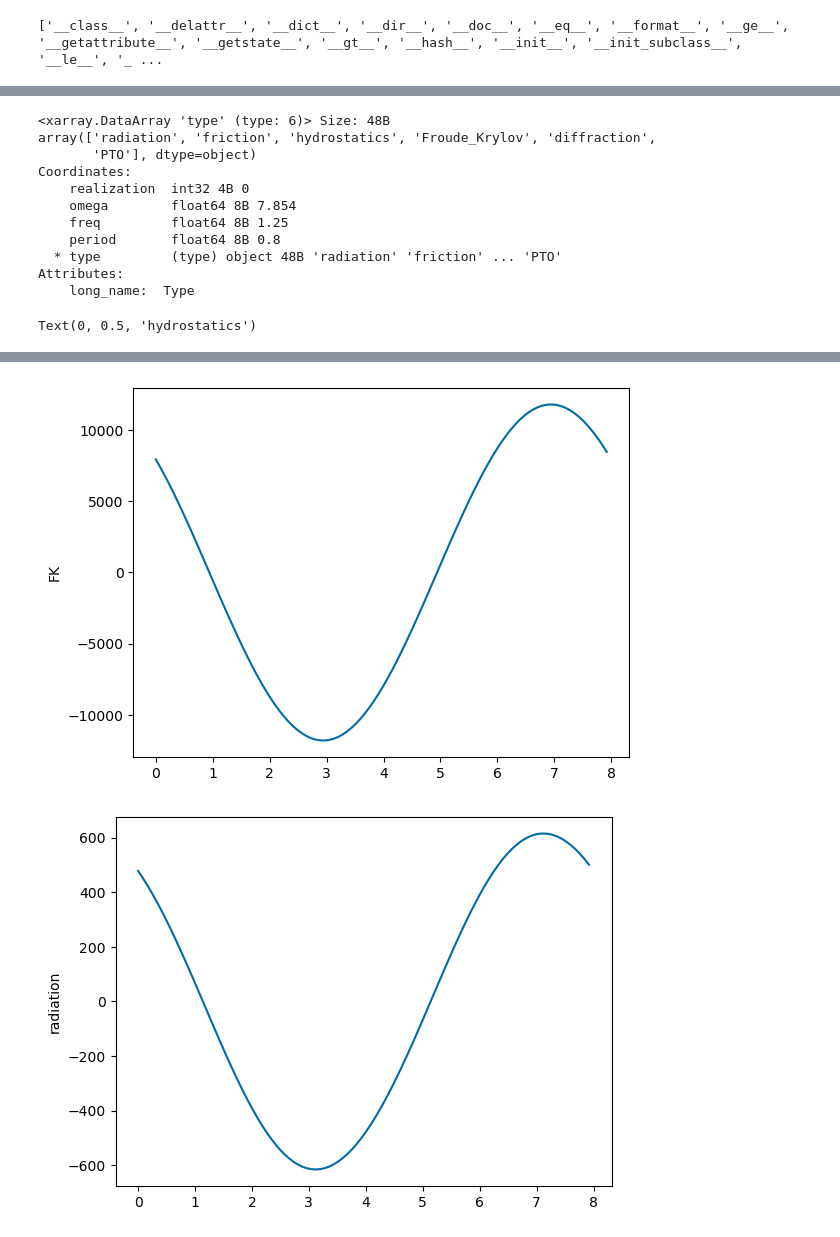
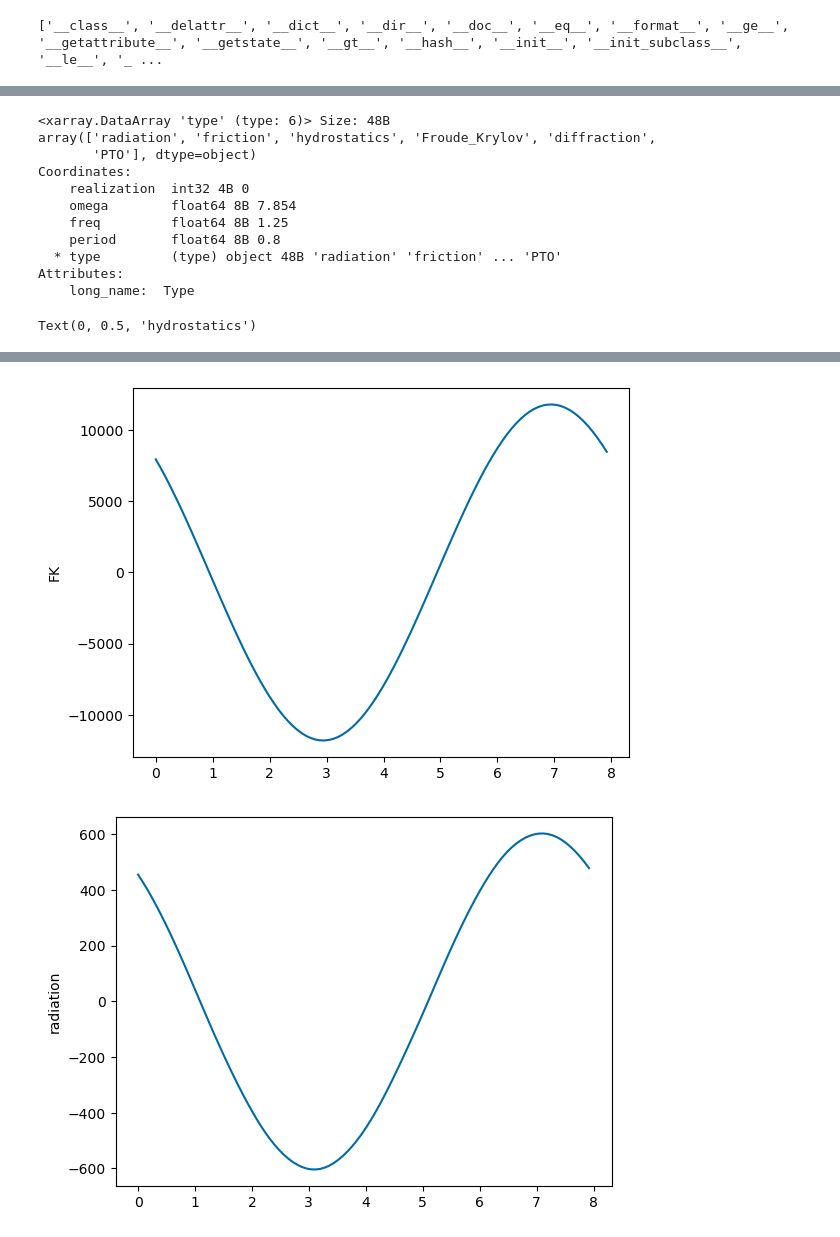
Before and after one commit to jtgrasb/WecOptTool, a Jupyter notebook: examples/pitch_1bod.ipynb, the cells around one changed output, grey strips where cells are left out. Drawn from its saved outputs; the diff is of its cells as text; code cells hidden in the pictures.

```diff
--- a/examples/pitch_1bod.ipynb
+++ b/examples/pitch_1bod.ipynb
@@ -67,11 +67,14 @@ for nBod in range(numBodies):
         rect[nBod] = cpt.FloatingBody(mesh=rectMesh, lid_mesh = lidMesh, name="rect"+str(nBod), center_of_mass=(bodyLocs[nBod], 0, 0))
         rect[nBod].keep_immersed_part()
 
-        rect[nBod].center_of_mass = (bodyLocs[nBod], 0, -bodDraft[nBod]/2)
+        rect[nBod].center_of_mass = (bodyLocs[nBod], 0, 0)
         rect[nBod].rotation_center = (-bodyDist*(nBod), 0, 0)
+
+        #rect[nBod].add_translation_dof(name="Heave")
 
         axis = cpt.Axis(vector=(0, 1, 0), point=(-bodyDist*(nBod), 0, 0))
         rect[nBod].add_rotation_dof(axis=axis, name="Pitch")
+
         rect[nBod].inertia_matrix = rect[nBod].compute_rigid_body_inertia()
         rect[nBod].hydrostatic_stiffness = rect[nBod].immersed_part().compute_hydrostatic_stiffness()
 
@@ -326,7 +333,7 @@ pto = wot.pto.PTO(pto_ndof, kinematics, controller, pto_impedance, loss, name)
 f_add = {'PTO': pto.force_on_wec}
 
 # Constraint
-f_max = 2000
+f_max = 20000
 nsubsteps = 4
 
 def const_f_pto(wec, x_wec, x_opt, waves): # Format for scipy.optimize.minimize
@@ -354,9 +361,9 @@ obj_fun = pto.average_power
 nstate_opt = 2*nfreq
 
 options = {'maxiter': 200}
-scale_x_wec = 1e0
-scale_x_opt = 1e-2
-scale_obj = 1e-2
+scale_x_wec = 1e1
+scale_x_opt = 1e-1
+scale_obj = 1e0
 
 results = wec.solve(
     waves,
@@ -426,35 +438,36 @@ pto_tdom[0]['power'].loc['elec',:,:].plot()
 # %%
 print(wec_tdom[0]['force']['type'])
 
 plt.figure()
-plt.plot(wec_tdom[0]['time'], np.squeeze(wec_tdom[0]['force'].sel(type='diffraction')))
+plt.plot(wec_tdom[0]['time'], np.squeeze(wec_tdom[0]['force'][1].sel(type='diffraction')))
 plt.ylabel('diffraction')
 
+
 plt.figure()
-plt.plot(wec_tdom[0]['time'], np.squeeze(wec_tdom[0]['force'].sel(type='Froude_Krylov')))
+plt.plot(wec_tdom[0]['time'], np.squeeze(wec_tdom[0]['force'][1].sel(type='Froude_Krylov')))
 plt.ylabel('FK')
 
 plt.figure()
-plt.plot(wec_tdom[0]['time'], np.squeeze(wec_tdom[0]['force'].sel(type='radiation')))
+plt.plot(wec_tdom[0]['time'], np.squeeze(wec_tdom[0]['force'][1].sel(type='radiation')))
 plt.ylabel('radiation')
 
 plt.figure()
-plt.plot(wec_tdom[0]['time'], np.squeeze(wec_tdom[0]['force'].sel(type='hydrostatics')))
+plt.plot(wec_tdom[0]['time'], np.squeeze(wec_tdom[0]['force'][1].sel(type='hydrostatics')))
 plt.ylabel('hydrostatics')
 # %% [output]
 <xarray.DataArray 'type' (type: 6)> Size: 48B
 array(['radiation', 'friction', 'hydrostatics', 'Froude_Krylov', 'diffraction',
        'PTO'], dtype=object)
 Coordinates:
     realization  int32 4B 0
     omega        float64 8B 7.854
     freq         float64 8B 1.25
     period       float64 8B 0.8
   * type         (type) object 48B 'radiation' 'friction' ... 'PTO'
 Attributes:
     long_name:  Type
 Text(0, 0.5, 'hydrostatics')
 [figure]
 [figure]
-[figure, old version]
+[figure, new version]
 [figure]
```
Also changed, not shown: parts of 6 cells of this notebook, 23 other files.
